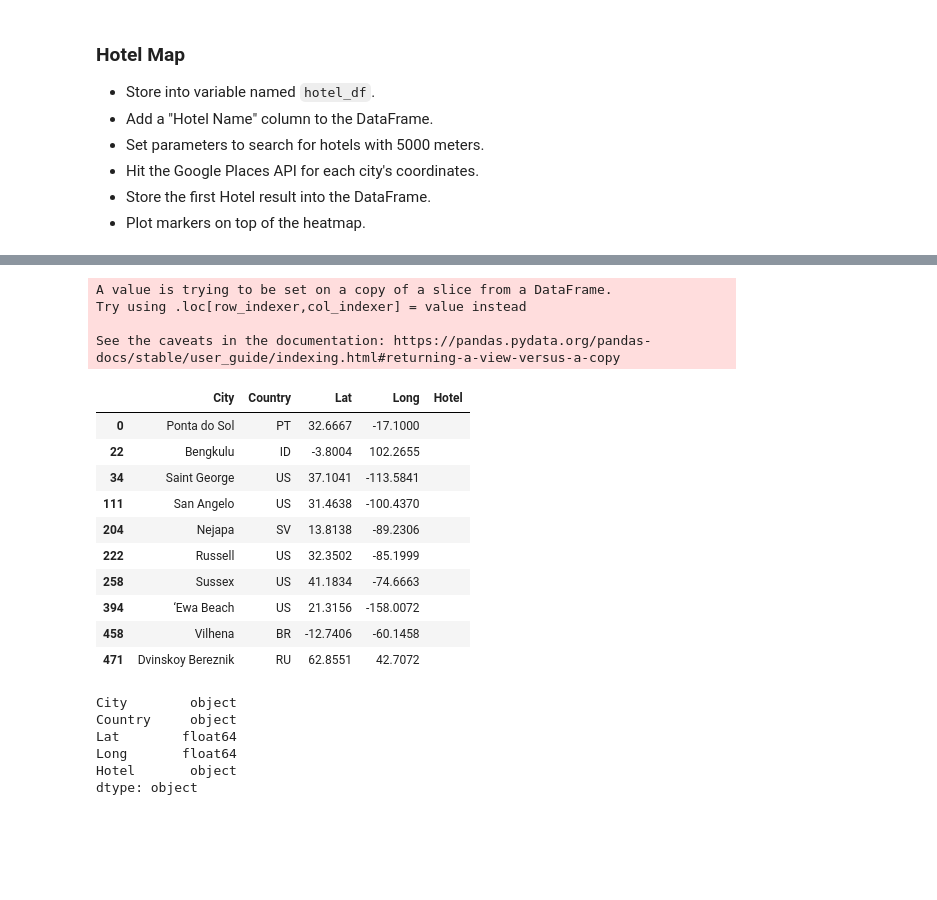
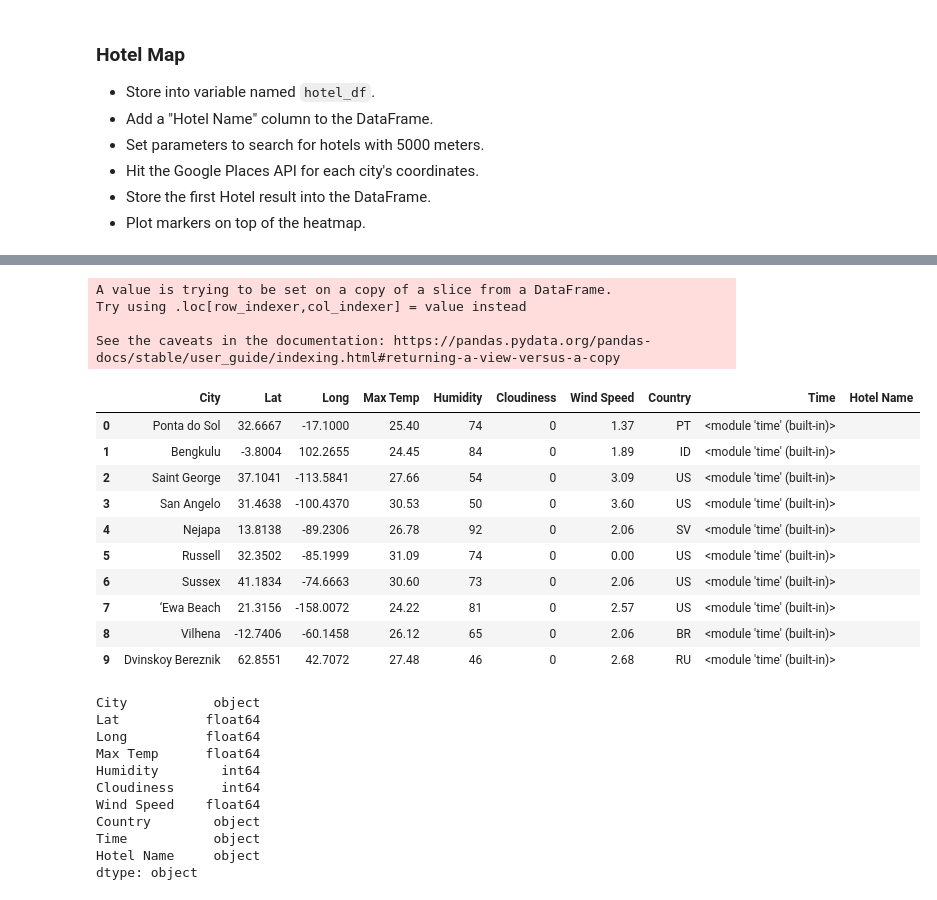
Before and after one commit to dalemunroe/python-api-challenge, a Jupyter notebook: VacationPy/VacationPy.ipynb, the cells around one changed output, grey strips where cells are left out. Drawn from its saved outputs; the diff is of its cells as text; code cells hidden in the pictures; blank space fills up the shorter version.

```diff
--- a/VacationPy/VacationPy.ipynb
+++ b/VacationPy/VacationPy.ipynb
@@ -86,20 +83,19 @@ TypeError: 'Index' object is not callable
 #Wind speed less than 4.5 m/s.
 #Zero cloudiness.
 
-ideal_max_temp = 33
+ideal_max_temp = 32
 ideal_min_temp = 24
 ideal_wind_speed = 4.5
 ideal_cloudiness = 0
 
-ideal_location_df = cities_metadata_df[(cities_metadata_df["Max Temp"] <= ideal_max_temp) &
-                                        (cities_metadata_df["Max Temp"] >= ideal_min_temp) &
-                                        (cities_metadata_df["Wind Speed"] <= ideal_wind_speed) &
-                                        (cities_metadata_df["Cloudiness"] == ideal_cloudiness)]
-
-
 #Drop any rows that don't satisfy all three conditions. You want to be sure the weather is ideal.
 
-ideal_location_df.head(20)
+hotel_df = cities_metadata_df[(cities_metadata_df["Max Temp"] <= ideal_max_temp) &
+                              (cities_metadata_df["Max Temp"] >= ideal_min_temp) &
+                              (cities_metadata_df["Wind Speed"] <= ideal_wind_speed) &
+                              (cities_metadata_df["Cloudiness"] == ideal_cloudiness)]
+
+hotel_df.head(20)
 # %% [output]
 |  | City | Lat | Long | Max Temp | Humidity | Cloudiness | Wind Speed | Country | Time |
 | 0 | Ponta do Sol | 32.6667 | -17.1000 | 25.40 | 74 | 0 | 1.37 | PT | <module 'time' (built-in)> |
@@ -141,29 +123,35 @@ hotel_search_df
 # %%
 # set up additional columns to hold information
-hotel_search_df['Hotel'] = ""
-hotel_search_df.head(20)
+hotel_df['Hotel Name'] = ""
+hotel_df = hotel_df.reset_index(drop=True)
+hotel_df.head(20)
 # %% [output]
 A value is trying to be set on a copy of a slice from a DataFrame.
 Try using .loc[row_indexer,col_indexer] = value instead
 
 See the caveats in the documentation: https://pandas.pydata.org/pandas-docs/stable/user_guide/indexing.html#returning-a-view-versus-a-copy
-|  | City | Country | Lat | Long | Hotel |
-| 0 | Ponta do Sol | PT | 32.6667 | -17.1000 |  |
-| 22 | Bengkulu | ID | -3.8004 | 102.2655 |  |
-| 34 | Saint George | US | 37.1041 | -113.5841 |  |
-| 111 | San Angelo | US | 31.4638 | -100.4370 |  |
-| 204 | Nejapa | SV | 13.8138 | -89.2306 |  |
-| 222 | Russell | US | 32.3502 | -85.1999 |  |
-| 258 | Sussex | US | 41.1834 | -74.6663 |  |
-| 394 | ‘Ewa Beach | US | 21.3156 | -158.0072 |  |
-| 458 | Vilhena | BR | -12.7406 | -60.1458 |  |
-| 471 | Dvinskoy Bereznik | RU | 62.8551 | 42.7072 |  |
+|  | City | Lat | Long | Max Temp | Humidity | Cloudiness | Wind Speed | Country | Time | Hotel Name |
+| 0 | Ponta do Sol | 32.6667 | -17.1000 | 25.40 | 74 | 0 | 1.37 | PT | <module 'time' (built-in)> |  |
+| 1 | Bengkulu | -3.8004 | 102.2655 | 24.45 | 84 | 0 | 1.89 | ID | <module 'time' (built-in)> |  |
+| 2 | Saint George | 37.1041 | -113.5841 | 27.66 | 54 | 0 | 3.09 | US | <module 'time' (built-in)> |  |
+| 3 | San Angelo | 31.4638 | -100.4370 | 30.53 | 50 | 0 | 3.60 | US | <module 'time' (built-in)> |  |
+| 4 | Nejapa | 13.8138 | -89.2306 | 26.78 | 92 | 0 | 2.06 | SV | <module 'time' (built-in)> |  |
+| 5 | Russell | 32.3502 | -85.1999 | 31.09 | 74 | 0 | 0.00 | US | <module 'time' (built-in)> |  |
+| 6 | Sussex | 41.1834 | -74.6663 | 30.60 | 73 | 0 | 2.06 | US | <module 'time' (built-in)> |  |
+| 7 | ‘Ewa Beach | 21.3156 | -158.0072 | 24.22 | 81 | 0 | 2.57 | US | <module 'time' (built-in)> |  |
+| 8 | Vilhena | -12.7406 | -60.1458 | 26.12 | 65 | 0 | 2.06 | BR | <module 'time' (built-in)> |  |
+| 9 | Dvinskoy Bereznik | 62.8551 | 42.7072 | 27.48 | 46 | 0 | 2.68 | RU | <module 'time' (built-in)> |  |
 # %%
-hotel_search_df.dtypes
+hotel_df.dtypes
 # %% [output]
-City        object
-Country     object
-Lat        float64
-Long       float64
-Hotel       object
+City           object
+Lat           float64
+Long          float64
+Max Temp      float64
+Humidity        int64
+Cloudiness      int64
+Wind Speed    float64
+Country        object
+Time           object
+Hotel Name     object
 dtype: object
```
Also changed, not shown: parts of 21 cells of this notebook.
